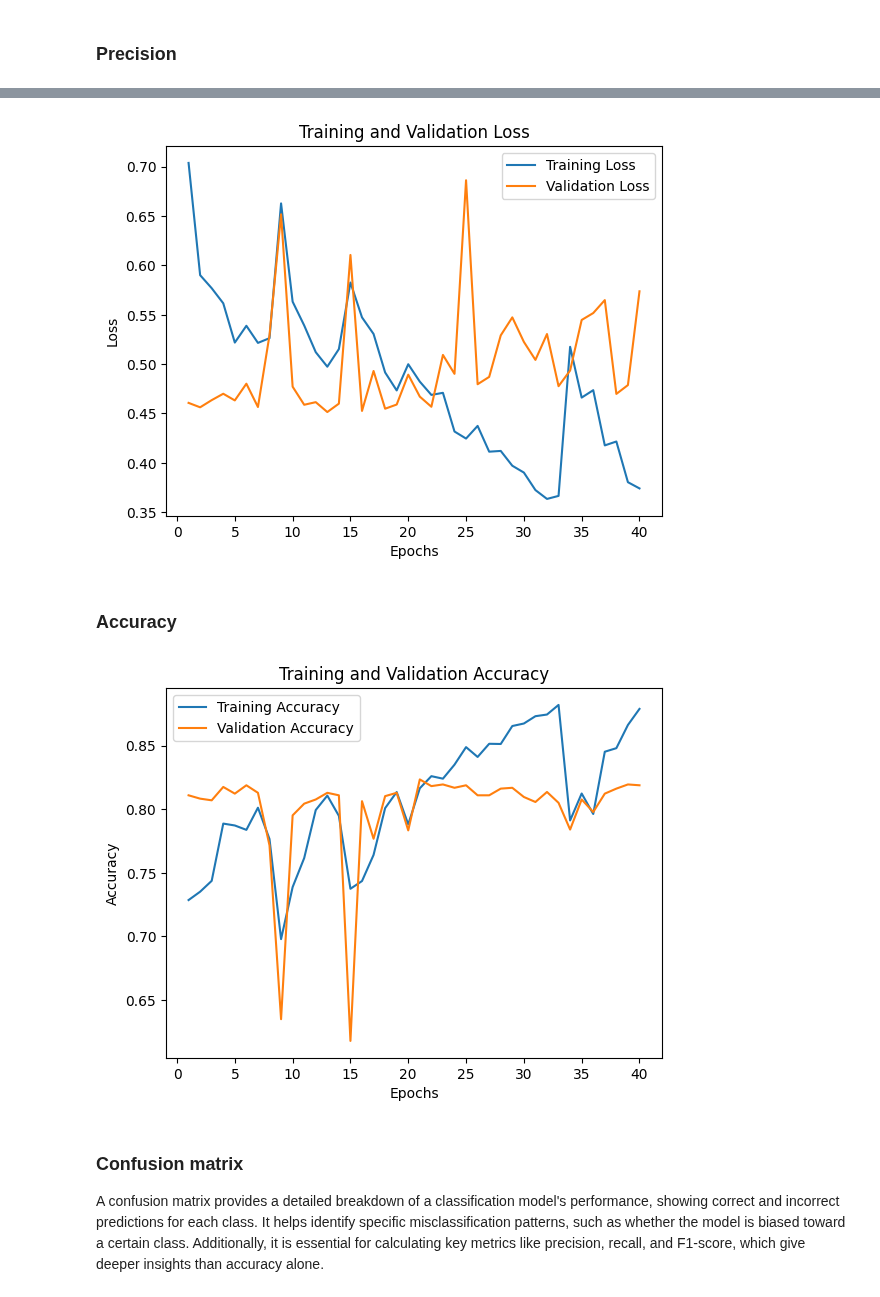
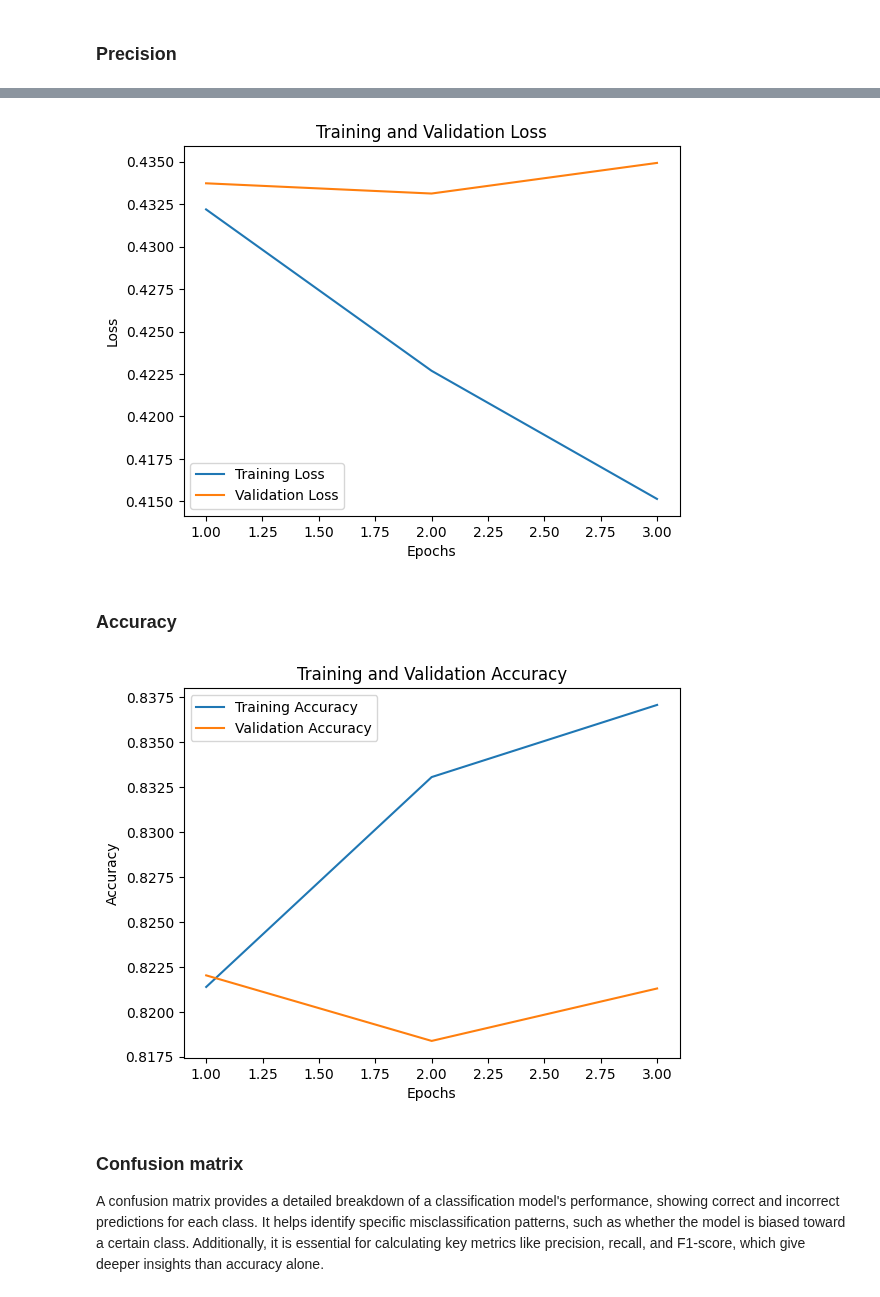
Before and after one commit to gb999/LuaLuaLua, a Jupyter notebook: LuaLuaLua.ipynb, the cells around one changed output, grey strips where cells are left out. Drawn from its saved outputs; the diff is of its cells as text; code cells hidden in the pictures.

```diff
--- a/LuaLuaLua.ipynb
+++ b/LuaLuaLua.ipynb
@@ -442,25 +468,25 @@ plt.show()
 # %%
-training_loss = history.history['loss']
-validation_loss = history.history['val_loss']
+training_loss = history_stage2.history['loss']
+validation_loss = history_stage2.history['val_loss']
 
 epochs = range(1, len(training_loss) + 1)  # Epochs start from 1
 
 plt.plot(epochs, training_loss, label='Training Loss')
 plt.plot(epochs, validation_loss, label='Validation Loss')
 
 plt.title('Training and Validation Loss')
 plt.xlabel('Epochs')
 plt.ylabel('Loss')
 plt.legend()
 
 plt.show()
 # %% [output]
-[figure, old version]
+[figure, new version]
 # %% [markdown]
 ### Accuracy
 # %%
-training_accuracy = history.history['accuracy']
-validation_accuracy = history.history['val_accuracy']
+training_accuracy = history_stage2.history['accuracy']
+validation_accuracy = history_stage2.history['val_accuracy']
 
 epochs = range(1, len(training_accuracy) + 1)  # Epochs start from 1
 
@@ -474,7 +500,7 @@ plt.legend()
 
 plt.show()
 # %% [output]
-[figure, old version]
+[figure, new version]
 # %% [markdown]
 ### Confusion matrix
 A confusion matrix provides a detailed breakdown of a classification model's performance, showing correct and incorrect predictions for each class. It helps identify specific misclassification patterns, such as whether the model is biased toward a certain class. Additionally, it is essential for calculating key metrics like precision, recall, and F1-score, which give deeper insights than accuracy alone.
```
Also changed, not shown: parts of 14 cells of this notebook.
